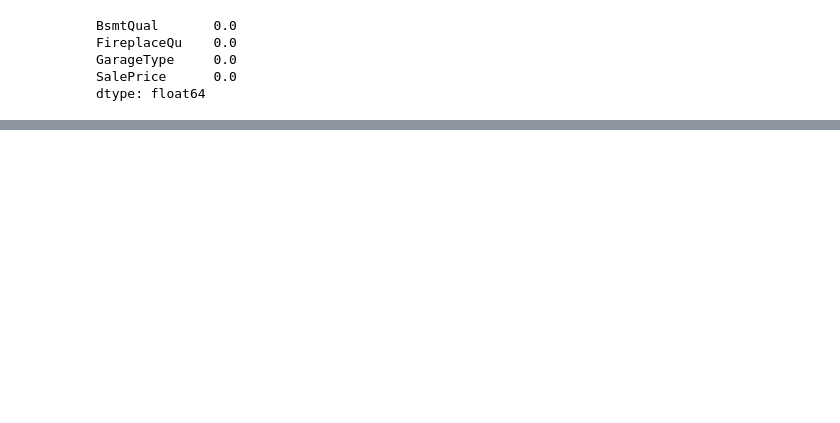
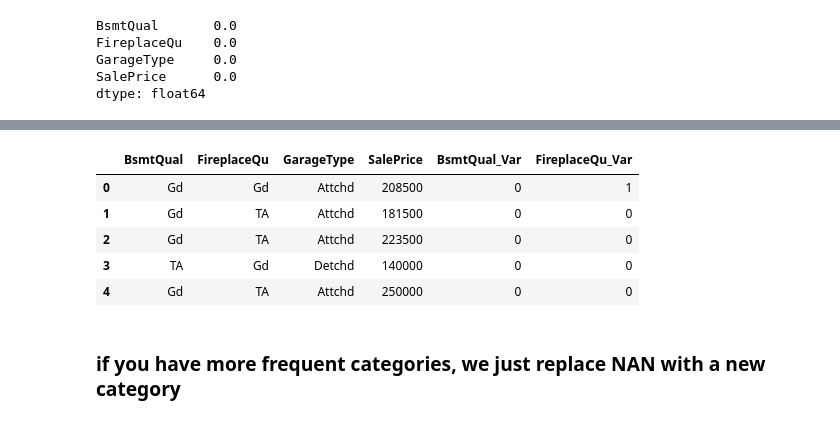
Before and after one commit to AugustineJosephMN/Feature-Engineering, a Jupyter notebook: Handling categorical missing values.ipynb, the cells around one changed output, grey strips where cells are left out. Cells and saved outputs as stored; diff of their text form; code cells hidden in the pictures; blank space fills up the shorter version.

Commit message:
add a variable to capture nan and replace it with a most frequent variable

```diff
--- a/Handling categorical missing values.ipynb
+++ b/Handling categorical missing values.ipynb
@@ -104,0 +115,3 @@ dtype: float64
+# %%
+import numpy as np
+df['BsmtQual_Var']=np.where(df['BsmtQual'].isnull(),1,0)
@@ -104,0 +127,3 @@ dtype: float64
+# %%
+frequent=df['BsmtQual'].mode()[0]
+frequent
@@ -104,0 +132,2 @@ dtype: float64
+# %%
+df['BsmtQual'].fillna(frequent,inplace=True)
@@ -104,0 +143,15 @@ dtype: float64
+# %%
+df['FireplaceQu_Var']=np.where(df['FireplaceQu'].isnull(),1,0)
+frequent=df['FireplaceQu'].mode()[0]
+df['FireplaceQu'].fillna(frequent,inplace=True)
+# %%
+df.head()
+# %% [output]
+|  | BsmtQual | FireplaceQu | GarageType | SalePrice | BsmtQual_Var | FireplaceQu_Var |
+| 0 | Gd | Gd | Attchd | 208500 | 0 | 1 |
+| 1 | Gd | TA | Attchd | 181500 | 0 | 0 |
+| 2 | Gd | TA | Attchd | 223500 | 0 | 0 |
+| 3 | TA | Gd | Detchd | 140000 | 0 | 0 |
+| 4 | Gd | TA | Attchd | 250000 | 0 | 0 |
+# %% [markdown]
+### if you have more frequent categories, we just replace NAN with a new category
```
Also changed, not shown: parts of 10 cells of this notebook.
